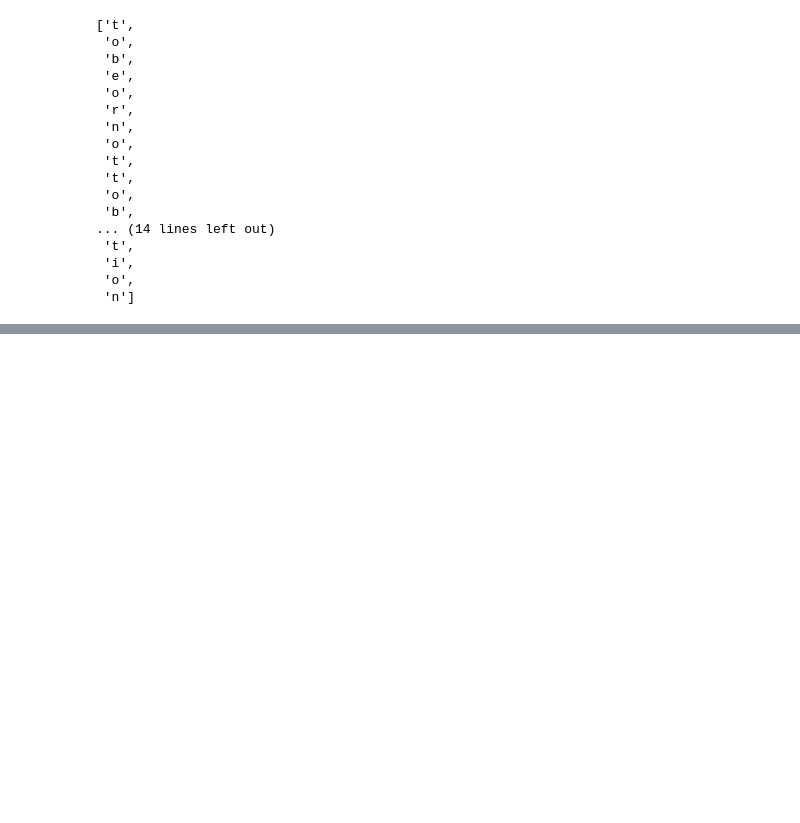
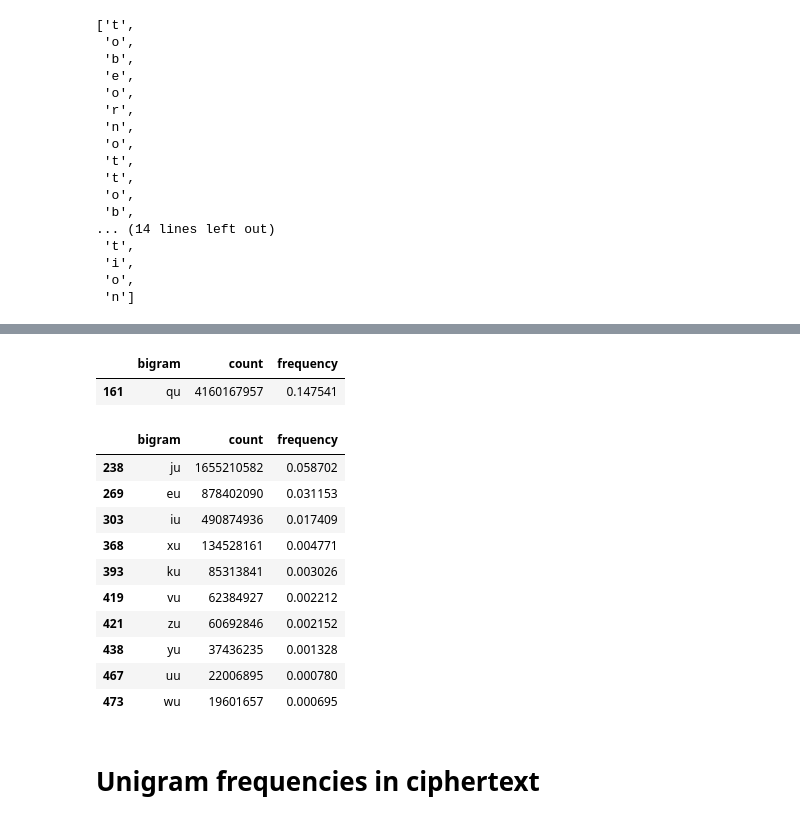
Before and after one commit to serengil/crypto, a Jupyter notebook: python/classical/Homophonic.ipynb, the cells around one changed output, grey strips where cells are left out. Drawn from its saved outputs; the diff is of its cells as text; code cells hidden in the pictures; blank space fills up the shorter version.

```diff
--- a/python/classical/Homophonic.ipynb
+++ b/python/classical/Homophonic.ipynb
@@ -134,0 +147,6 @@ restored_text[0:30]
+# %%
+eng_bigrams = pd.read_json('bigrams.json')
+# %%
+eng_bigrams = eng_bigrams.rename(columns={0: 'bigram', 1: 'count'})
+# %%
+eng_bigrams['frequency'] = 100*eng_bigrams['count']/eng_bigrams['count'].sum()
@@ -134,0 +162,21 @@ restored_text[0:30]
+# %%
+eng_bigrams[eng_bigrams['bigram'] == 'qu']
+# %% [output]
+|  | bigram | count | frequency |
+| 161 | qu | 4160167957 | 0.147541 |
+# %%
+eng_bigrams[eng_bigrams.bigram.str.endswith('u')].tail(10)
+# %% [output]
+|  | bigram | count | frequency |
+| 238 | ju | 1655210582 | 0.058702 |
+| 269 | eu | 878402090 | 0.031153 |
+| 303 | iu | 490874936 | 0.017409 |
+| 368 | xu | 134528161 | 0.004771 |
+| 393 | ku | 85313841 | 0.003026 |
+| 419 | vu | 62384927 | 0.002212 |
+| 421 | zu | 60692846 | 0.002152 |
+| 438 | yu | 37436235 | 0.001328 |
+| 467 | uu | 22006895 | 0.000780 |
+| 473 | wu | 19601657 | 0.000695 |
+# %% [markdown]
+# Unigram frequencies in ciphertext
```
Also changed, not shown: parts of 17 cells of this notebook.
